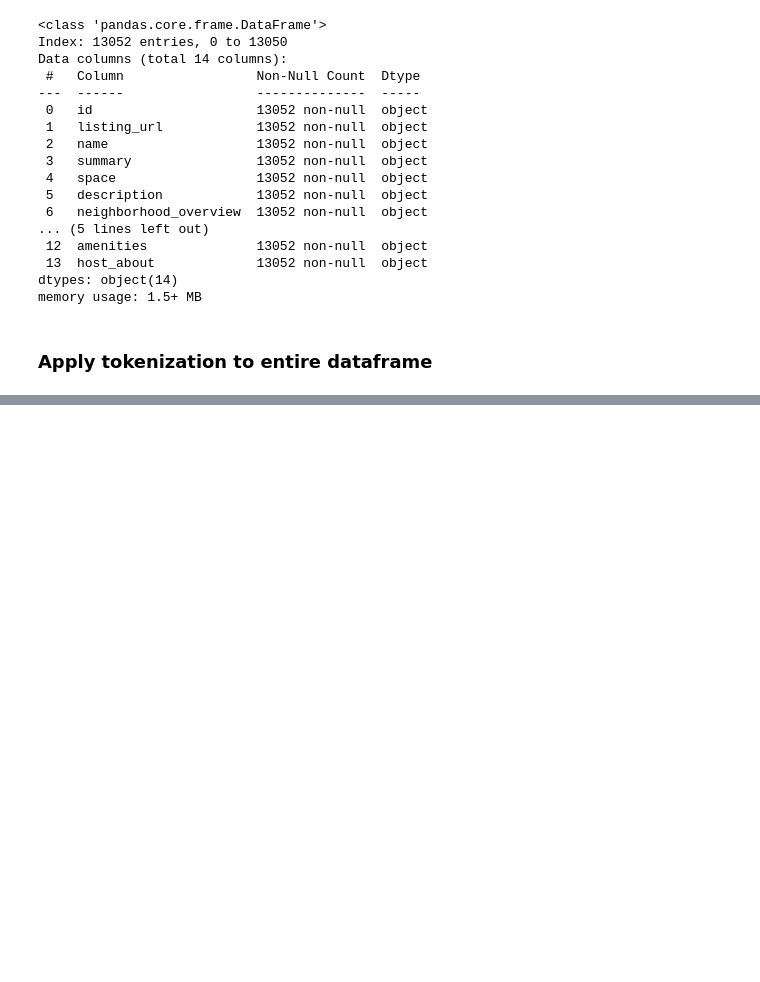
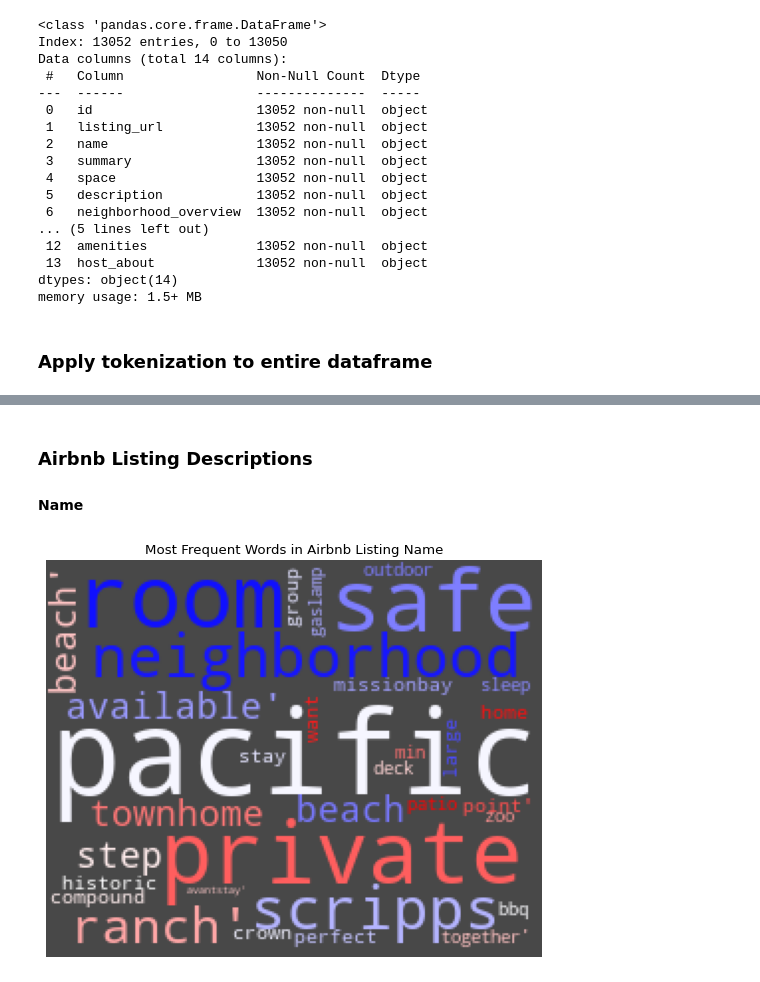
Before and after one commit to eric8395/airbnb_recommendations, a Jupyter notebook: NLP.ipynb, the cells around one changed output, grey strips where cells are left out. Cells and saved outputs as stored; diff of their text form; code cells hidden in the pictures; blank space fills up the shorter version.

Commit message:
added tokenized text csv, created wordclouds for features

```diff
--- a/NLP.ipynb
+++ b/NLP.ipynb
@@ -210,0 +220,4 @@ tokenize_df(sd_text).head()
+# %%
+tokenized_text = pd.read_csv('data/tokenized_text', index_col= 0)
+tokenized_text = tokenized_text.fillna(' ')
+tokenized_text.head(3)
@@ -210,0 +233,23 @@ tokenize_df(sd_text).head()
+# %% [markdown]
+### Airbnb Listing Descriptions
+#### Name
+# %%
+# creates an array of all values in the name column
+name = tokenized_text['name'].values
+
+# create wordcloud
+name_wordcloud = WordCloud(background_color = '#484848',
+                           colormap = 'bwr',
+                           max_font_size = 100,
+                           width = 250,
+                           height = 200,
+                           random_state = 10).generate(str(name))
+
+# show fig
+figure(figsize=(8, 8), dpi=80)
+plt.imshow(name_wordcloud)
+plt.title('Most Frequent Words in Airbnb Listing Name')
+plt.axis('off')
+plt.show()
+# %% [output]
+[figure, added]
```
Also changed, not shown: parts of 24 cells of this notebook, 1 other file.
